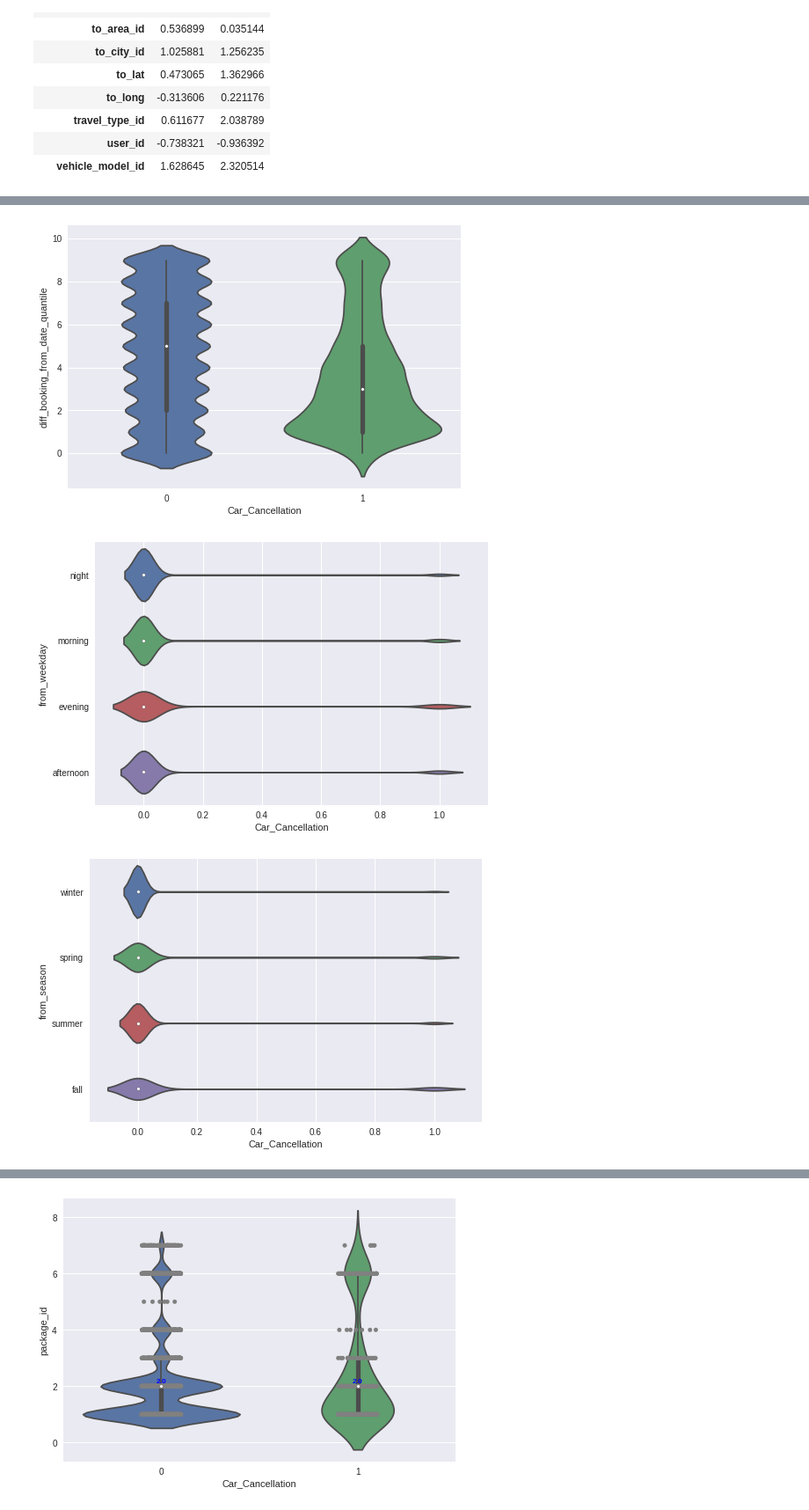
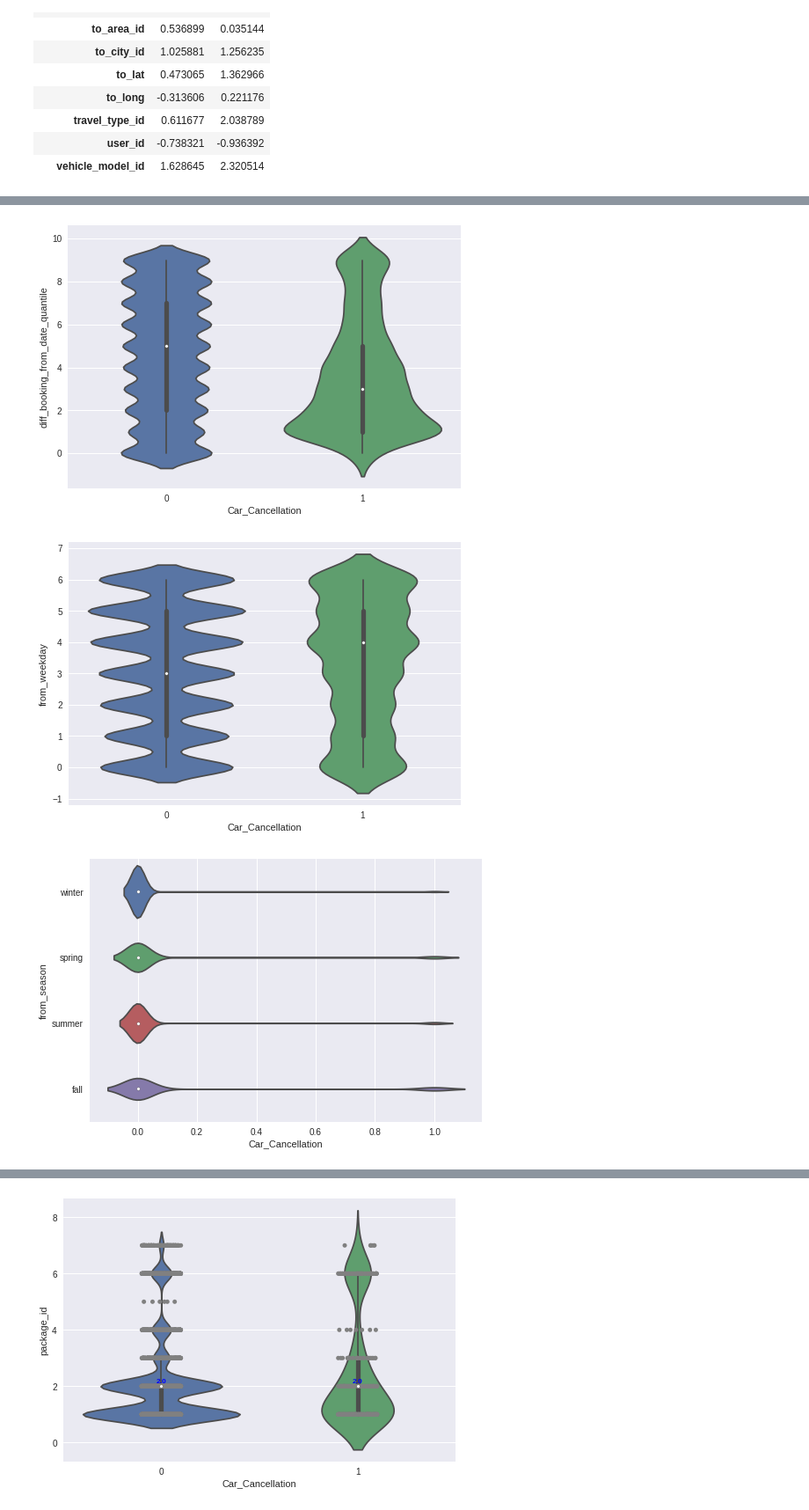
Before and after one commit to Jodahr/CabCancellation, a Jupyter notebook: CabCancellation.ipynb, the cells around one changed output, grey strips where cells are left out. Shown at 88% size. Drawn from its saved outputs; the diff is of its cells as text; code cells hidden in the pictures.

```diff
--- a/CabCancellation.ipynb
+++ b/CabCancellation.ipynb
@@ -164,10 +164,11 @@ def get_season(timestamp):
         return 'winter'
 # %%
 # morning, afternoon, evening, night
-df['from_weekday'] = df['from_date'].apply(lambda x: get_timeOfDay(x))
+df['from_timeOfDay'] = df['from_date'].apply(lambda x: get_timeOfDay(x))
 df['from_season'] = df['from_date'].apply(lambda x: get_season(x))
+
 # The day of the week with Monday=0, Sunday=6
-#df['from_date'].apply(lambda x: x.dayofweek)
+df['from_weekday'] = df['from_date'].apply(lambda x: x.dayofweek)
 #df['from_date'].apply(lambda x: (x.month, get_season(x)))
 #df.apply(lambda x: x).head()
 # winter, spring, summer, autmn (21.12-21.02, 3-5,6-8,9-11)
@@ -279,16 +280,16 @@ skewness (Schiefheit):
 | vehicle_model_id | 1.628645 | 2.320514 |
 # %%
 column_list = ['package_id', 'online_booking', 'direct_distance',
-               'diff_booking_from_date_quantile', 'from_weekday', 'from_season']
+               'diff_booking_from_date_quantile', 'from_weekday', 'from_season', 'from_timeOfDay']
 
 for element in column_list:
 #    ax = sns.stripplot(data=df, y=element, x='Car_Cancellation',jitter=True, color='gray')
     ax = sns.violinplot(data=df, y=element, x='Car_Cancellation', inner='box')
     plt.show()
 # %% [output]
 [figure]
 [figure]
 [figure]
 [figure]
-[figure, old version]
+[figure, new version]
 [figure]
```
Also changed, not shown: parts of 3 cells of this notebook.
